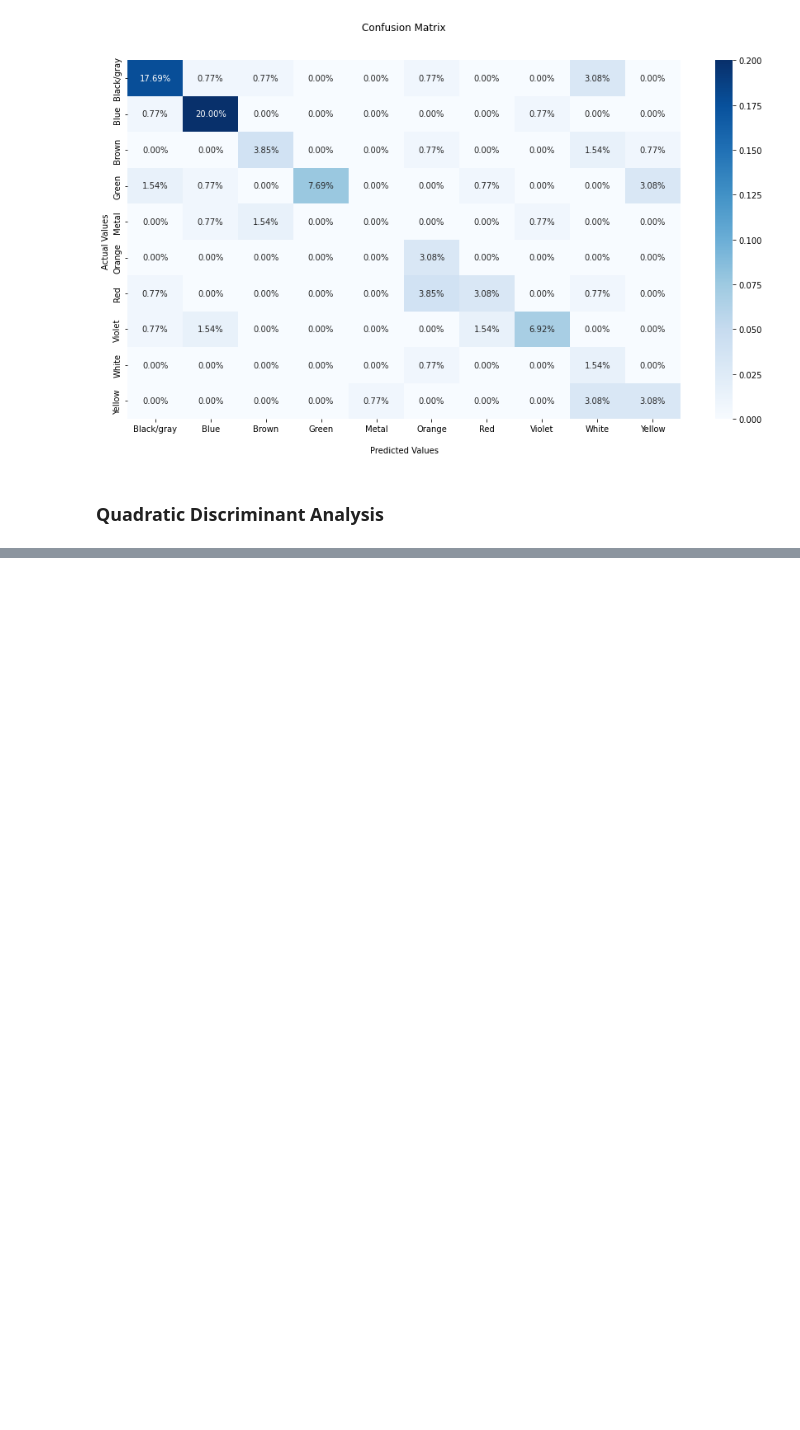
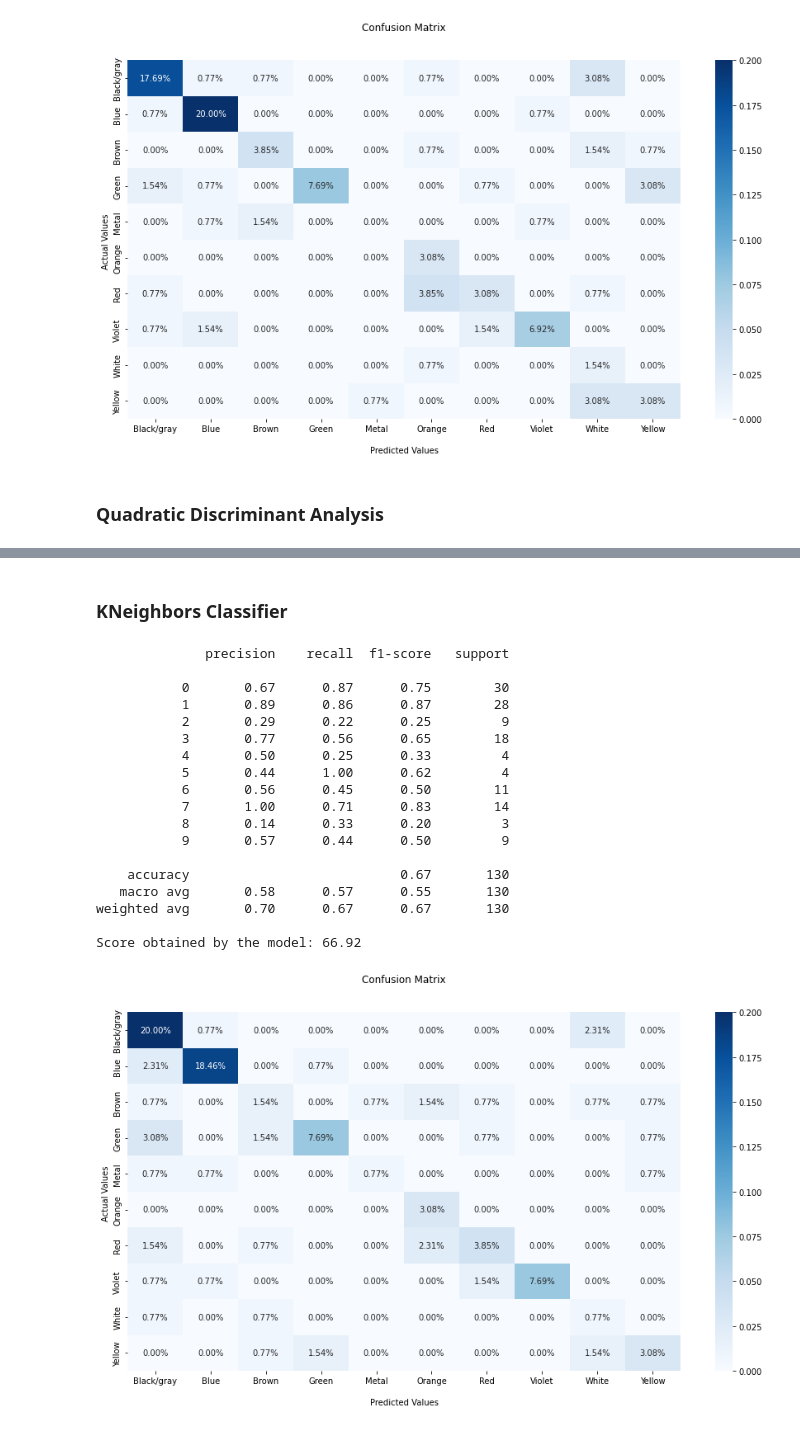
Before and after one commit to Gaboelc/Color-classifier, a Jupyter notebook: data_classification.ipynb, the cells around one changed output, grey strips where cells are left out. Drawn from its saved outputs; the diff is of its cells as text; code cells hidden in the pictures; blank space fills up the shorter version.

```diff
--- a/data_classification.ipynb
+++ b/data_classification.ipynb
@@ -224,0 +230,32 @@ plt.show()
+# %% [markdown]
+### KNeighbors Classifier
+# %%
+from sklearn.neighbors import KNeighborsClassifier
+
+
+neigh = KNeighborsClassifier(n_neighbors=9, p=2, n_jobs=-1)
+
+neigh.fit(data_train, target_train)
+
+
+KNeighborsClassifier_results, KNeighborsClassifier_score = model_results(neigh, data_test, target_test)
+# %% [output]
+              precision    recall  f1-score   support
+
+           0       0.67      0.87      0.75        30
+           1       0.89      0.86      0.87        28
+           2       0.29      0.22      0.25         9
+           3       0.77      0.56      0.65        18
+           4       0.50      0.25      0.33         4
+           5       0.44      1.00      0.62         4
+           6       0.56      0.45      0.50        11
+           7       1.00      0.71      0.83        14
+           8       0.14      0.33      0.20         3
+           9       0.57      0.44      0.50         9
+
+    accuracy                           0.67       130
+   macro avg       0.58      0.57      0.55       130
+weighted avg       0.70      0.67      0.67       130
+
+Score obtained by the model: 66.92
+[figure, added]
```
Also changed, not shown: parts of 12 cells of this notebook.
